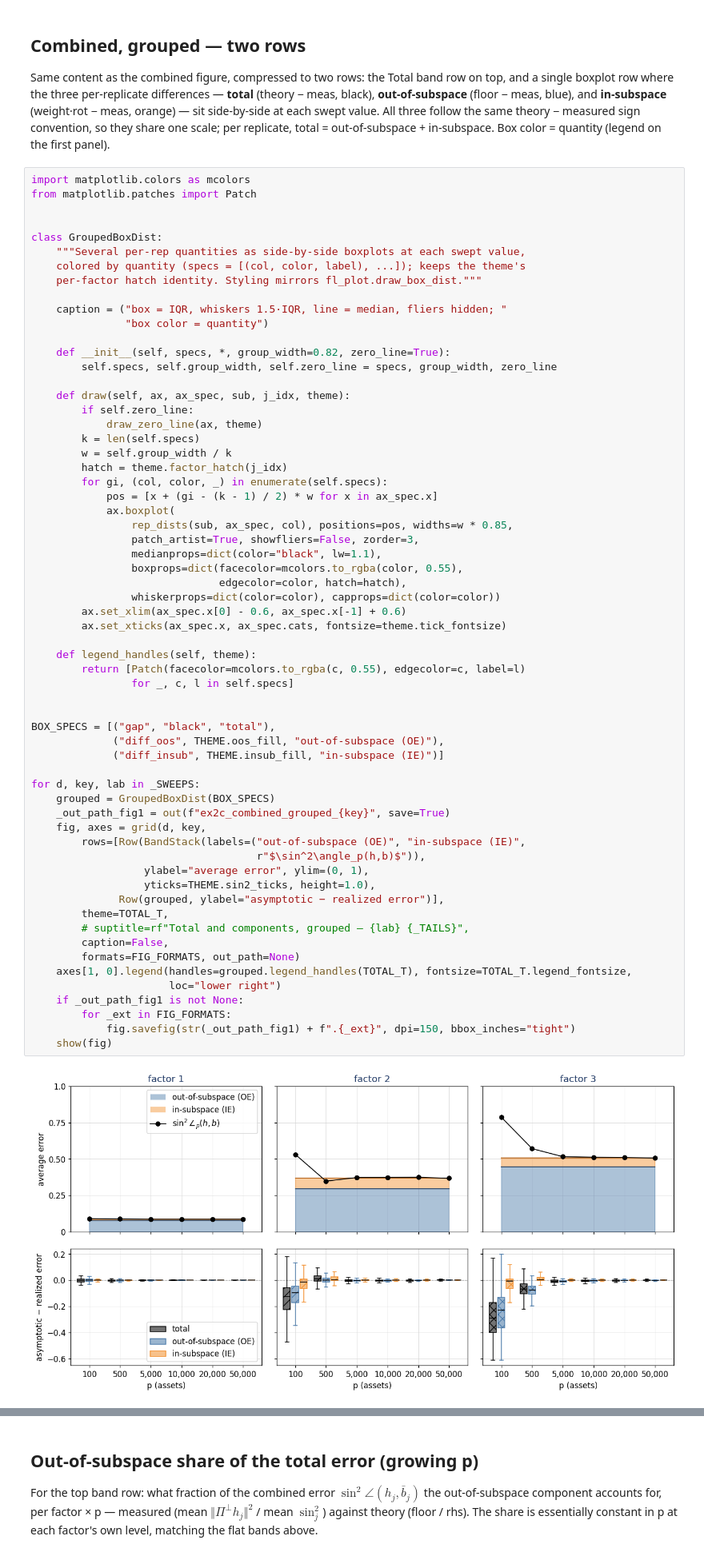
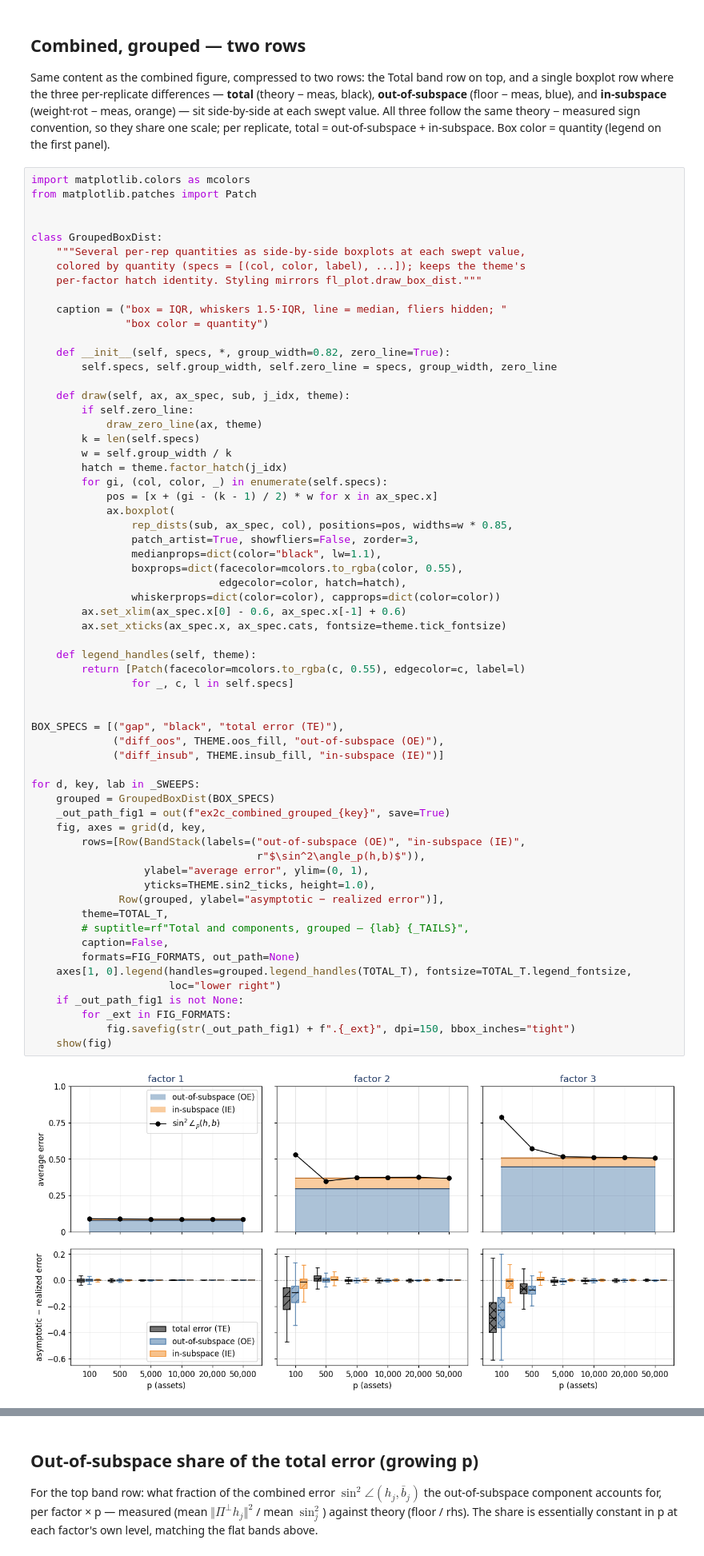
Before and after one commit to alexbstl/factor_lab_pc_concentration_code, a Jupyter notebook: notebooks/ex-2_combined_sharedB.ipynb, the cells around one changed output, grey strips where cells are left out. Shown at 80% size. Saved outputs shown, nothing was run; the diff lists cells and outputs as text.

```diff
--- a/notebooks/ex-2_combined_sharedB.ipynb
+++ b/notebooks/ex-2_combined_sharedB.ipynb
@@ -376,32 +376,32 @@ class GroupedBoxDist:
         ax.set_xticks(ax_spec.x, ax_spec.cats, fontsize=theme.tick_fontsize)
 
     def legend_handles(self, theme):
         return [Patch(facecolor=mcolors.to_rgba(c, 0.55), edgecolor=c, label=l)
                 for _, c, l in self.specs]
 
 
-BOX_SPECS = [("gap", "black", "total"),
+BOX_SPECS = [("gap", "black", "total error (TE)"),
              ("diff_oos", THEME.oos_fill, "out-of-subspace (OE)"),
              ("diff_insub", THEME.insub_fill, "in-subspace (IE)")]
 
 for d, key, lab in _SWEEPS:
     grouped = GroupedBoxDist(BOX_SPECS)
     _out_path_fig1 = out(f"ex2c_combined_grouped_{key}", save=True)
     fig, axes = grid(d, key,
         rows=[Row(BandStack(labels=("out-of-subspace (OE)", "in-subspace (IE)",
                                     r"$\sin^2\angle_p(h,b)$")),
                   ylabel="average error", ylim=(0, 1),
                   yticks=THEME.sin2_ticks, height=1.0),
               Row(grouped, ylabel="asymptotic − realized error")],
         theme=TOTAL_T,
         # suptitle=rf"Total and components, grouped — {lab} {_TAILS}",
         caption=False,
         formats=FIG_FORMATS, out_path=None)
     axes[1, 0].legend(handles=grouped.legend_handles(TOTAL_T), fontsize=TOTAL_T.legend_fontsize,
                       loc="lower right")
     if _out_path_fig1 is not None:
         for _ext in FIG_FORMATS:
             fig.savefig(str(_out_path_fig1) + f".{_ext}", dpi=150, bbox_inches="tight")
     show(fig)
 # %% [output]
-[figure, old version]
+[figure, new version]
```
Also changed, not shown: parts of 1 cell of this notebook.
